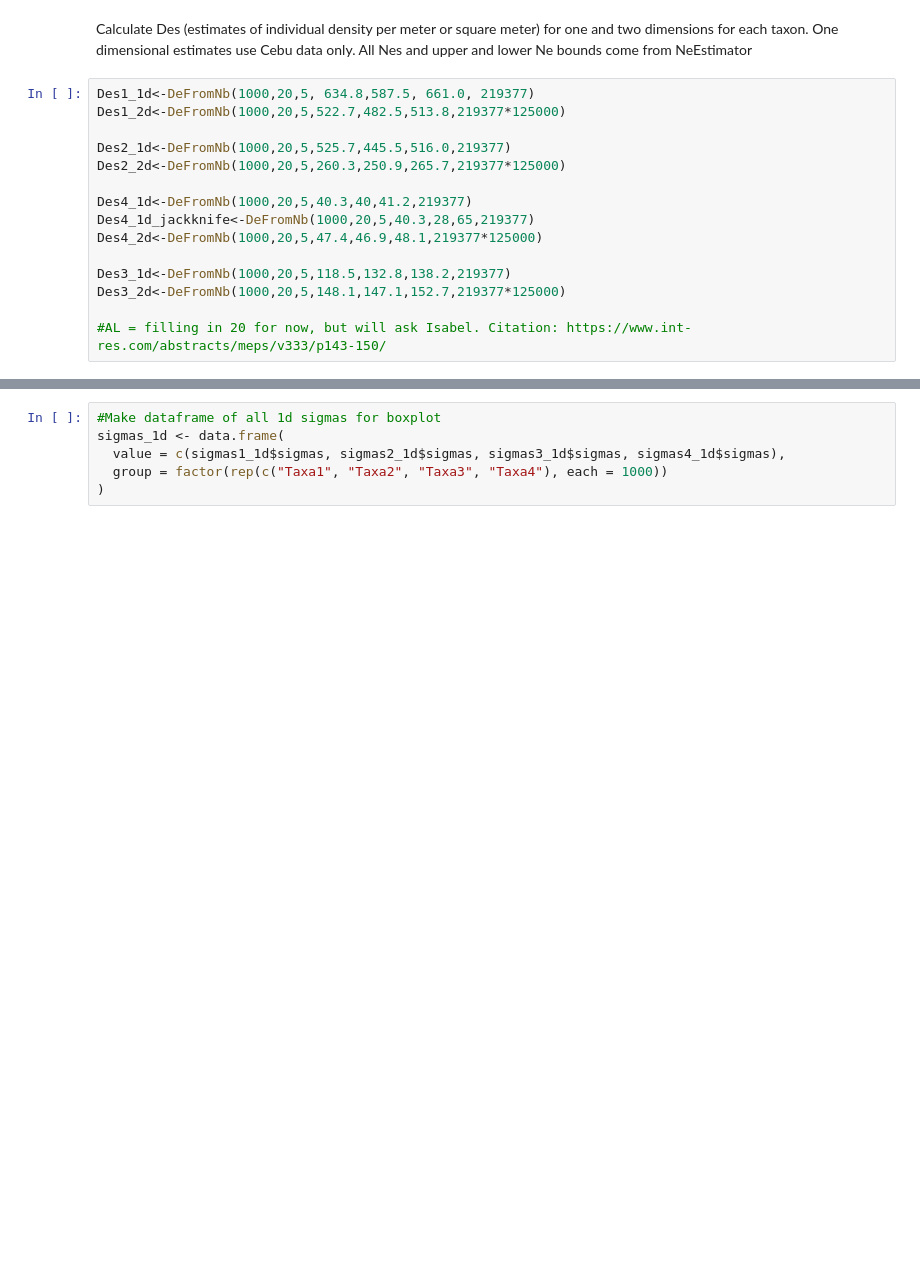
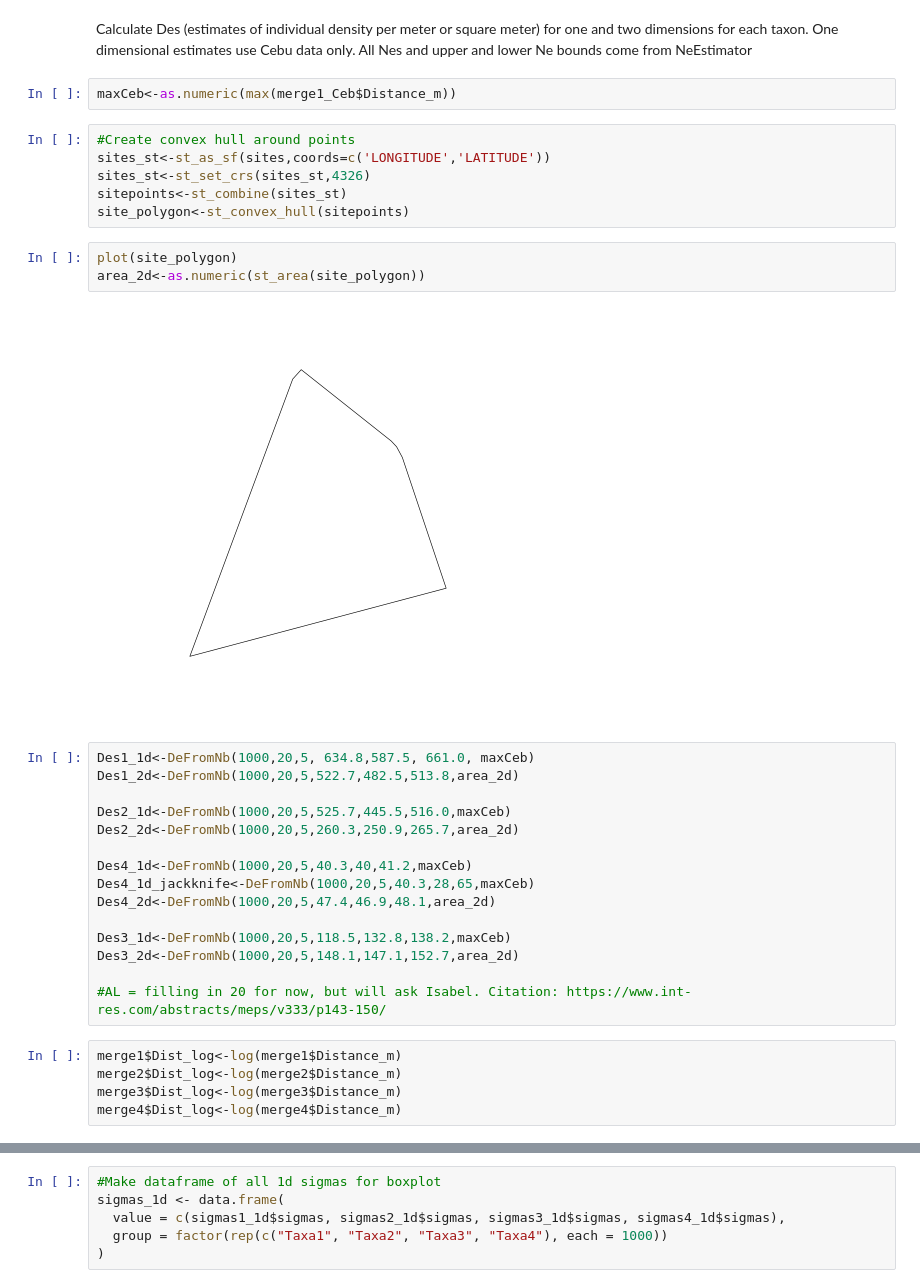
Before and after one commit to jaelynbos/Atenuis_Philippines, a Jupyter notebook: Atenuis_IsolationByDistance.ipynb, the cells around one changed output, grey strips where cells are left out. Saved outputs shown, nothing was run; the diff lists cells and outputs as text; blank space fills up the shorter version.

```diff
--- a/Atenuis_IsolationByDistance.ipynb
+++ b/Atenuis_IsolationByDistance.ipynb
@@ -440,20 +474,38 @@ merge3_Ceb<-Ceb_merge(merge3)
 merge4_Ceb<-Ceb_merge(merge4)
 # %% [markdown]
 Calculate Des (estimates of individual density per meter or square meter) for one and two dimensions for each taxon. One dimensional estimates use Cebu data only. All Nes and upper and lower Ne bounds come from NeEstimator
+# %%
+maxCeb<-as.numeric(max(merge1_Ceb$Distance_m))
+# %%
+#Create convex hull around points
+sites_st<-st_as_sf(sites,coords=c('LONGITUDE','LATITUDE'))
+sites_st<-st_set_crs(sites_st,4326)
+sitepoints<-st_combine(sites_st)
+site_polygon<-st_convex_hull(sitepoints)
+# %%
+plot(site_polygon)
+area_2d<-as.numeric(st_area(site_polygon))
+# %% [output]
+[figure, added]
 # %%
-Des1_1d<-DeFromNb(1000,20,5, 634.8,587.5, 661.0, 219377)
-Des1_2d<-DeFromNb(1000,20,5,522.7,482.5,513.8,219377*125000)
+Des1_1d<-DeFromNb(1000,20,5, 634.8,587.5, 661.0, maxCeb)
+Des1_2d<-DeFromNb(1000,20,5,522.7,482.5,513.8,area_2d)
 
-Des2_1d<-DeFromNb(1000,20,5,525.7,445.5,516.0,219377)
-Des2_2d<-DeFromNb(1000,20,5,260.3,250.9,265.7,219377*125000)
+Des2_1d<-DeFromNb(1000,20,5,525.7,445.5,516.0,maxCeb)
+Des2_2d<-DeFromNb(1000,20,5,260.3,250.9,265.7,area_2d)
 
-Des4_1d<-DeFromNb(1000,20,5,40.3,40,41.2,219377)
-Des4_1d_jackknife<-DeFromNb(1000,20,5,40.3,28,65,219377)
-Des4_2d<-DeFromNb(1000,20,5,47.4,46.9,48.1,219377*125000)
+Des4_1d<-DeFromNb(1000,20,5,40.3,40,41.2,maxCeb)
+Des4_1d_jackknife<-DeFromNb(1000,20,5,40.3,28,65,maxCeb)
+Des4_2d<-DeFromNb(1000,20,5,47.4,46.9,48.1,area_2d)
 
-Des3_1d<-DeFromNb(1000,20,5,118.5,132.8,138.2,219377)
-Des3_2d<-DeFromNb(1000,20,5,148.1,147.1,152.7,219377*125000)
+Des3_1d<-DeFromNb(1000,20,5,118.5,132.8,138.2,maxCeb)
+Des3_2d<-DeFromNb(1000,20,5,148.1,147.1,152.7,area_2d)
 
 #AL = filling in 20 for now, but will ask Isabel. Citation: https://www.int-res.com/abstracts/meps/v333/p143-150/
+# %%
+merge1$Dist_log<-log(merge1$Distance_m)
+merge2$Dist_log<-log(merge2$Distance_m)
+merge3$Dist_log<-log(merge3$Distance_m)
+merge4$Dist_log<-log(merge4$Distance_m)
 # %%
 #Calculate IBD slopes (m) in one and two dimensions for each taxon. One diemnsional estimates use Cebu data only
```
Also changed, not shown: parts of 43 cells of this notebook.
